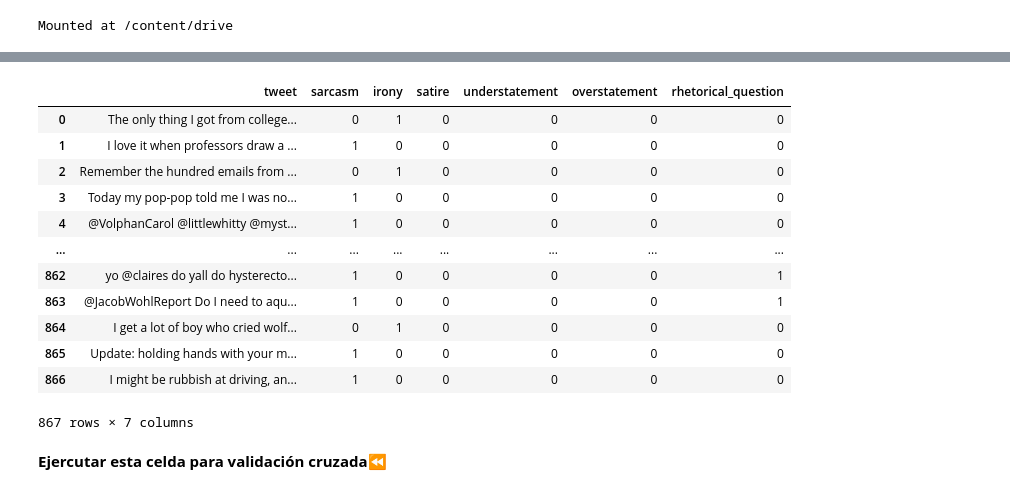
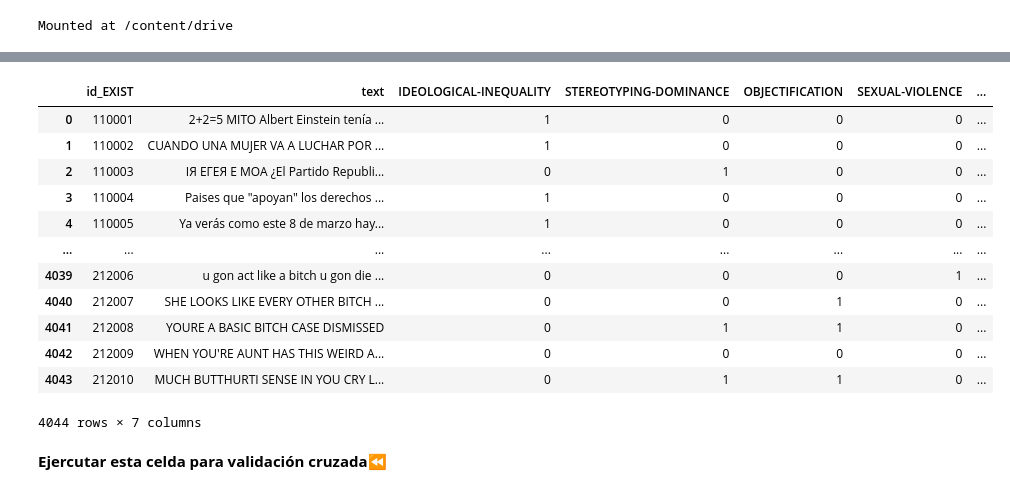
Before and after one commit to visumania/TFM, a Jupyter notebook: cuadernos/entrenaBertGenericoBueno.ipynb, the cells around one changed output, grey strips where cells are left out. Cells and saved outputs as stored; diff of their text form; code cells hidden in the pictures.

Commit message:
Adaptando el código para poder entrenar el dataset (no es funcional)

```diff
--- a/cuadernos/entrenaBertGenericoBueno.ipynb
+++ b/cuadernos/entrenaBertGenericoBueno.ipynb
@@ -74,28 +84,23 @@ etiqueta = 'irony'
 # %%
 MAX_LEN = 120
 
 #df = pd.read_csv('/content/drive/MyDrive/I2C/trainEnFinal.csv', sep=',')
-df = pd.read_csv('/content/drive/MyDrive/I2C/Adrián Moreno/Datasets/trainEnFinal.csv', sep=',')
-
-df.drop('Unnamed: 0', inplace=True, axis=1)
-del(df['rephrase'])
-del(df['sarcastic'])
+df = pd.read_csv('/content/drive/MyDrive/I2C/Adrián Moreno/EXIST2024/Datasets/training/EXIST2024_training_formated.csv')
 
 df = df.dropna()
-df[['sarcasm','irony', 'satire', 'understatement', 'overstatement', 'rhetorical_question']]= df[['sarcasm','irony', 'satire', 'understatement', 'overstatement', 'rhetorical_question']].astype(int)
 
 df
 # %% [output]
-|  | tweet | sarcasm | irony | satire | understatement | overstatement | rhetorical_question |
-| 0 | The only thing I got from college... | 0 | 1 | 0 | 0 | 0 | 0 |
-| 1 | I love it when professors draw a ... | 1 | 0 | 0 | 0 | 0 | 0 |
-| 2 | Remember the hundred emails from ... | 0 | 1 | 0 | 0 | 0 | 0 |
-| 3 | Today my pop-pop told me I was no... | 1 | 0 | 0 | 0 | 0 | 0 |
-| 4 | @VolphanCarol @littlewhitty @myst... | 1 | 0 | 0 | 0 | 0 | 0 |
+|  | id_EXIST | text | IDEOLOGICAL-INEQUALITY | STEREOTYPING-DOMINANCE | OBJECTIFICATION | SEXUAL-VIOLENCE | ... |
+| 0 | 110001 | 2+2=5 MITO Albert Einstein tenía ... | 1 | 0 | 0 | 0 | ... |
+| 1 | 110002 | CUANDO UNA MUJER VA A LUCHAR POR ... | 1 | 0 | 0 | 0 | ... |
+| 2 | 110003 | ІЯ ЕГЕЯ Е MOA ¿El Partido Republi... | 0 | 1 | 0 | 0 | ... |
+| 3 | 110004 | Paises que "apoyan" los derechos ... | 1 | 0 | 0 | 0 | ... |
+| 4 | 110005 | Ya verás como este 8 de marzo hay... | 1 | 0 | 0 | 0 | ... |
 | ... | ... | ... | ... | ... | ... | ... | ... |
-| 862 | yo @claires do yall do hysterecto... | 1 | 0 | 0 | 0 | 0 | 1 |
-| 863 | @JacobWohlReport Do I need to aqu... | 1 | 0 | 0 | 0 | 0 | 1 |
-| 864 | I get a lot of boy who cried wolf... | 0 | 1 | 0 | 0 | 0 | 0 |
-| 865 | Update: holding hands with your m... | 1 | 0 | 0 | 0 | 0 | 0 |
-| 866 | I might be rubbish at driving, an... | 1 | 0 | 0 | 0 | 0 | 0 |
+| 4039 | 212006 | u gon act like a bitch u gon die ... | 0 | 0 | 0 | 1 | ... |
+| 4040 | 212007 | SHE LOOKS LIKE EVERY OTHER BITCH ... | 0 | 0 | 1 | 0 | ... |
+| 4041 | 212008 | YOURE A BASIC BITCH CASE DISMISSED | 0 | 1 | 1 | 0 | ... |
+| 4042 | 212009 | WHEN YOU'RE AUNT HAS THIS WEIRD A... | 0 | 0 | 0 | 0 | ... |
+| 4043 | 212010 | MUCH BUTTHURTI SENSE IN YOU CRY L... | 0 | 1 | 1 | 0 | ... |
-867 rows × 7 columns
+4044 rows × 7 columns
```
Also changed, not shown: parts of 13 cells of this notebook.
